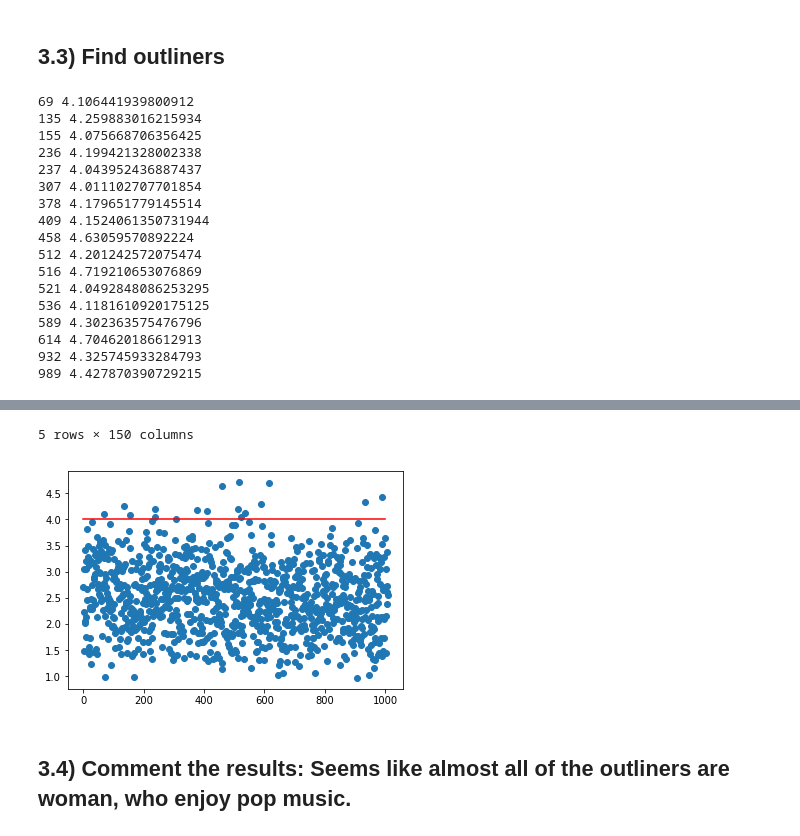
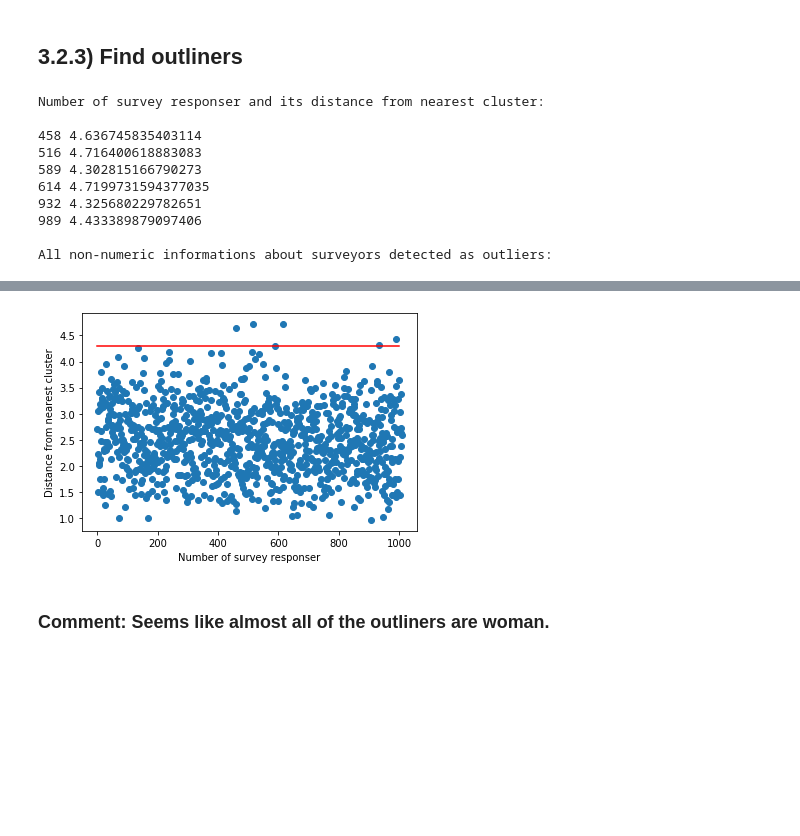
Before and after one commit to KrystianPlackowski/Young-People-Survey, a Jupyter notebook: main.ipynb, the cells around one changed output, grey strips where cells are left out. Cells and saved outputs as stored; diff of their text form; code cells hidden in the pictures; blank space fills up the shorter version.

```diff
--- a/main.ipynb
+++ b/main.ipynb
@@ -112,0 +201,19 @@ Name: Rock, dtype: float64
+# %%
+# [music, hobbies, phobias, personality]
+FEATURE = music
+
+df_select = FEATURE.copy(deep=True).dropna()
+x = df_select.to_numpy().T
+#
+# Adjust figure size to accommodate the full tree
+#
+rcParams['figure.figsize'] = 5, 10
+#
+# Do hierarchical clustering using Ward's method
+#
+z = sch.linkage(x, method='ward')
+#
+# Display dendrogram
+#
+names = df_select.columns.tolist()
+info = sch.dendrogram(z, orientation='left', labels=names, leaf_font_size=11)
@@ -113,7 +238,7 @@ Name: Rock, dtype: float64
 # %%
 # Generate a new dataframe by selecting the features you just defined
 
-df_select = fobias.copy(deep=True).dropna()#$responses[select5features].copy(deep=True)
+df_select = phobias.copy(deep=True).dropna()#$responses[select5features].copy(deep=True)
 
 # Perform scaling on the dataframe containing the features
 
@@ -131,6 +256,10 @@ for k in range(1,11):
 # %%
+rcParams['figure.figsize'] = 6,4
+
 plt.plot(list(sse.keys()), list(sse.values()), 'o', linestyle = '-')
 plt.scatter( [4],[sse[4]], s = 1000, c = 'none', edgecolor = 'red')
+plt.xlabel('Number of clusters')
+plt.ylabel('Total sum of squares of distances')
 
 # Define number of clusters
 noOfClusters = 4
@@ -180,7 +313,8 @@ parallel_plot(P)
 # %% [markdown]
-## 3.3) Find outliners
+## 3.2.3) Find outliners
 # %%
 centers = model.cluster_centers_
+RANGE = 4.3 # maximum allowed distance from nearest cluster to not be considered as an outliner
 
 
 ### plot distance from nearest cluster for all points for which cluster analysis was conducted
@@ -188,20 +322,23 @@ centers = model.cluster_centers_
 x = df_select.index.tolist()
 y = [ min([ np.linalg.norm(a-b) for a in centers]) for b in data[:] ]
 plt.scatter(x,y)
-plt.plot( [0,1000], [4,4], 'red') # above this line are outliners
+plt.plot( [0,1000], [RANGE,RANGE], 'red') # above this line are outliners
+plt.xlabel("Number of survey responser")
+plt.ylabel("Distance from nearest cluster")
 
 
 
 ### find which points are far away from any cluster. print their indexies and measured distances
 ###
+print( "Number of survey responser and its distance from nearest cluster:\n")
 for i in range( 0, len(y)):
-    if y[i] > 4:
-        print x[i], y[i]
+    if y[i] > RANGE:
+        print (x[i], y[i])
 
 
 ### select indexies of these points
 ###
-outliners = [ i > 4 for i in y]
+outliners = [ i > RANGE for i in y]
 outliners = df_select[ outliners]
 
 
@@ -213,22 +350,21 @@ for i in range( 0, outliners.shape[0]):
     filter_[ outliners.index[i]] = True
 
 
-responses[ filter_].head()
+print( "\nAll non-numeric informations about surveyors detected as outliers:")
+df_ = responses[ filter_]#.loc[:,'Daily events':'Spending on healthy eating']
+
+
+# select columns including only strings
+df_cols = set(df_.columns) - set(df_.select_dtypes(include=['int','float']).columns)
+df_[df_cols]
 # %% [output]
-69 4.106441939800912
-135 4.259883016215934
-155 4.075668706356425
-236 4.199421328002338
-237 4.043952436887437
-307 4.011102707701854
-378 4.179651779145514
-409 4.1524061350731944
-458 4.63059570892224
-512 4.201242572075474
-516 4.719210653076869
-521 4.0492848086253295
-536 4.1181610920175125
-589 4.302363575476796
-614 4.704620186612913
-932 4.325745933284793
-989 4.427870390729215
+Number of survey responser and its distance from nearest cluster:
+
+458 4.636745835403114
+516 4.716400618883083
+589 4.302815166790273
+614 4.7199731594377035
+932 4.325680229782651
+989 4.433389879097406
+
+All non-numeric informations about surveyors detected as outliers:
@@ -241,5 +378,4 @@ responses[ filter_].head()
-5 rows × 150 columns
-[figure, old version]
+[figure, new version]
 # %% [markdown]
-## 3.4) Comment the results: Seems like almost all of the outliners are woman, who enjoy pop music.
+### Comment: Seems like almost all of the outliners are woman.
 # %% [markdown]
```
Also changed, not shown: parts of 61 cells of this notebook, 1 other file.
